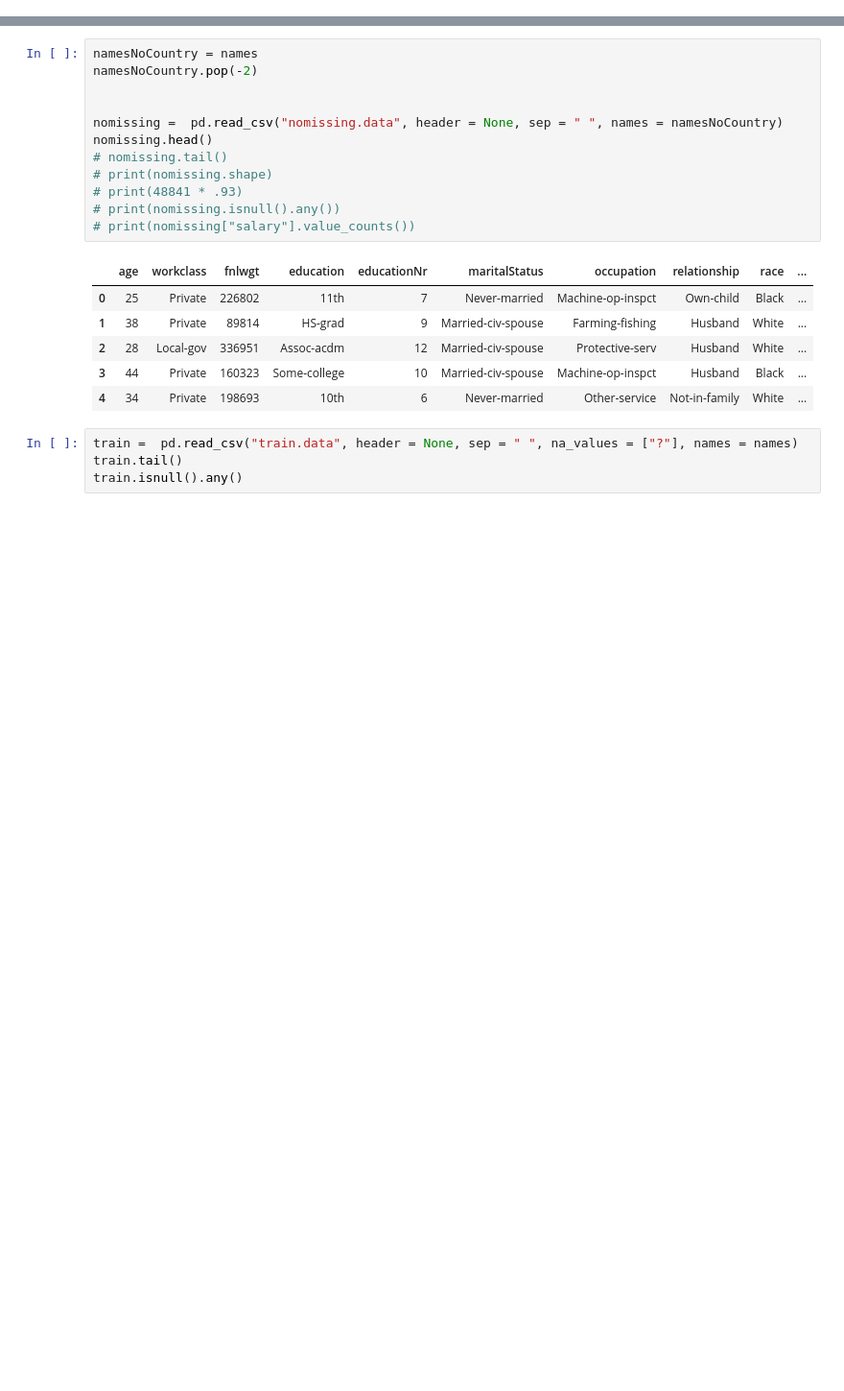
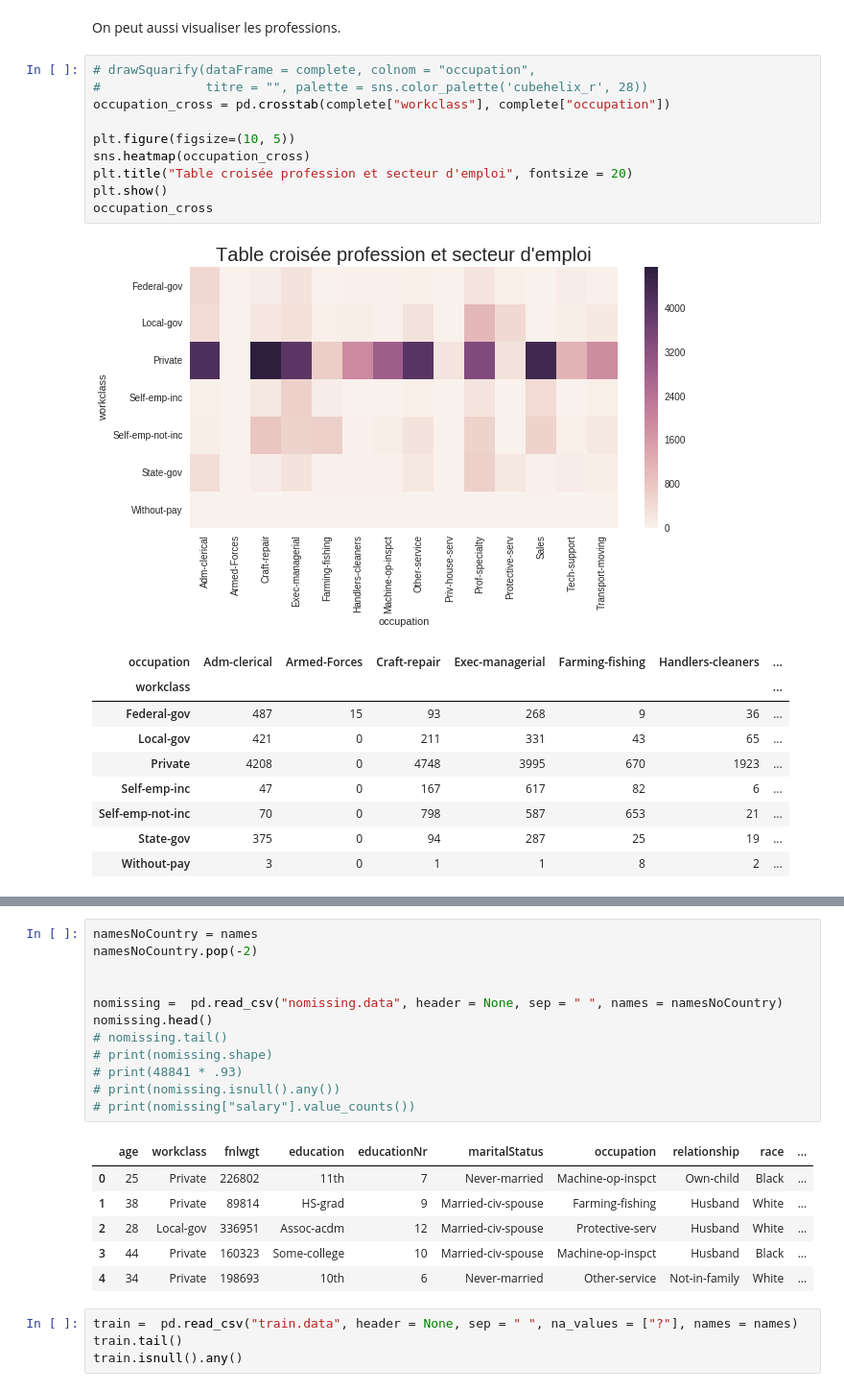
Before and after one commit to Alsaxian/salaryDiscovery, a Jupyter notebook: Explanation.ipynb, the cells around one changed output, grey strips where cells are left out. Shown at 96% size. Cells and saved outputs as stored; diff of their text form; blank space fills up the shorter version.

```diff
--- a/Explanation.ipynb
+++ b/Explanation.ipynb
@@ -148,0 +117,23 @@ Name: nativeCountry, dtype: int64
+# %% [markdown]
+On peut aussi visualiser les professions.
+# %%
+# drawSquarify(dataFrame = complete, colnom = "occupation",
+#              titre = "", palette = sns.color_palette('cubehelix_r', 28))
+occupation_cross = pd.crosstab(complete["workclass"], complete["occupation"])
+
+plt.figure(figsize=(10, 5))
+sns.heatmap(occupation_cross)
+plt.title("Table croisée profession et secteur d'emploi", fontsize = 20)
+plt.show()
+occupation_cross
+# %% [output]
+[figure, added]
+| occupation | Adm-clerical | Armed-Forces | Craft-repair | Exec-managerial | Farming-fishing | Handlers-cleaners | ... |
+| workclass |  |  |  |  |  |  | ... |
+| Federal-gov | 487 | 15 | 93 | 268 | 9 | 36 | ... |
+| Local-gov | 421 | 0 | 211 | 331 | 43 | 65 | ... |
+| Private | 4208 | 0 | 4748 | 3995 | 670 | 1923 | ... |
+| Self-emp-inc | 47 | 0 | 167 | 617 | 82 | 6 | ... |
+| Self-emp-not-inc | 70 | 0 | 798 | 587 | 653 | 21 | ... |
+| State-gov | 375 | 0 | 94 | 287 | 25 | 19 | ... |
+| Without-pay | 3 | 0 | 1 | 1 | 8 | 2 | ... |
```
Also changed, not shown: parts of 54 cells of this notebook, 3 other files.
